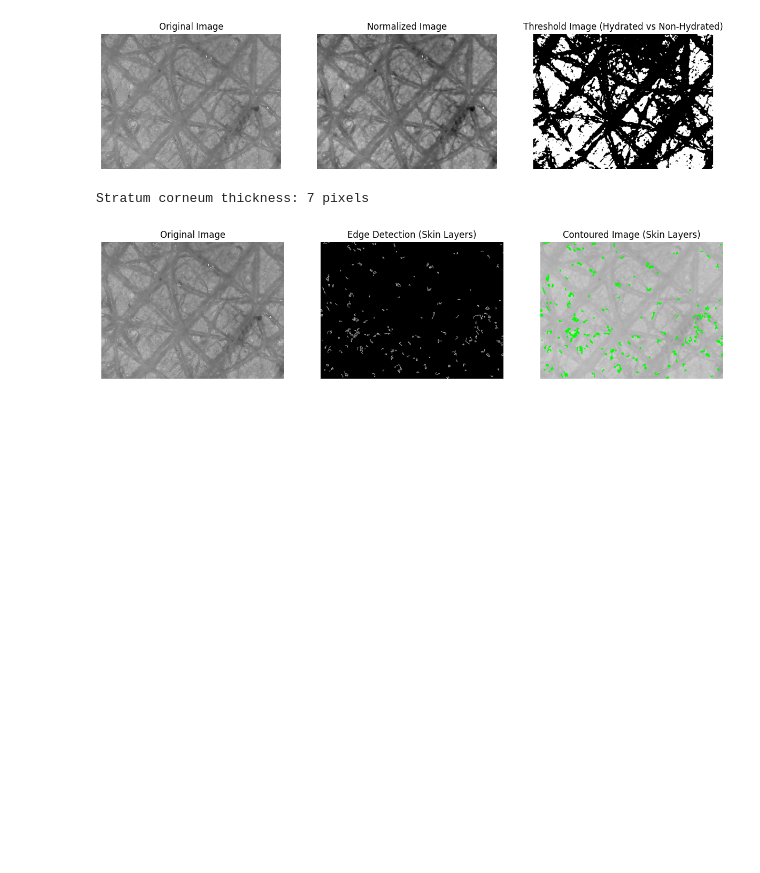
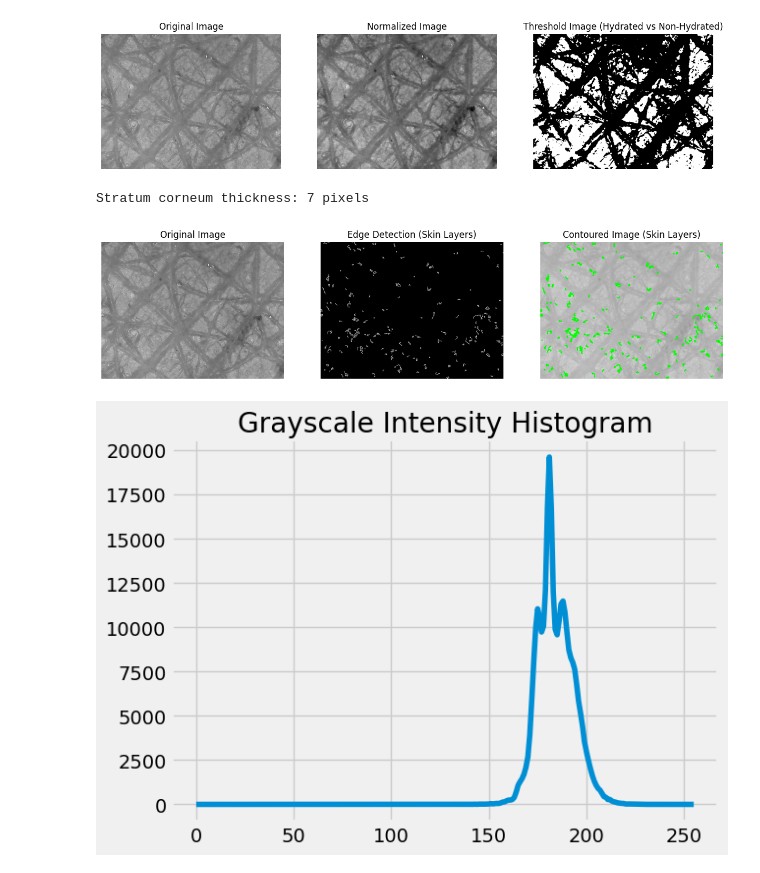
Before and after one commit to arhamwebexpert/ML, a Jupyter notebook: hydration.ipynb, the cells around one changed output. Drawn from its saved outputs; the diff is of its cells as text; code cells hidden in the pictures; blank space fills up the shorter version.

```diff
--- a/hydration.ipynb
+++ b/hydration.ipynb
@@ -208,3 +226,15 @@ plt.show()
 # %% [output]
 Stratum corneum thickness: 7 pixels
 [figure]
+# %%
+# Convert image to grayscale and analyze histogram (for depth and density simulation)
+gray_image = cv2.imread('Volunteers Data\MADAM REHANA\hand (after 35 days).jpg', cv2.IMREAD_GRAYSCALE)
+hist = cv2.calcHist([gray_image], [0], None, [256], [0, 256])
+
+# Plot histogram to simulate depth and intensity analysis
+import matplotlib.pyplot as plt
+plt.plot(hist)
+plt.title('Grayscale Intensity Histogram')
+plt.show()
+# %% [output]
+[figure, added]
```
Also changed, not shown: parts of 1 cell of this notebook.
